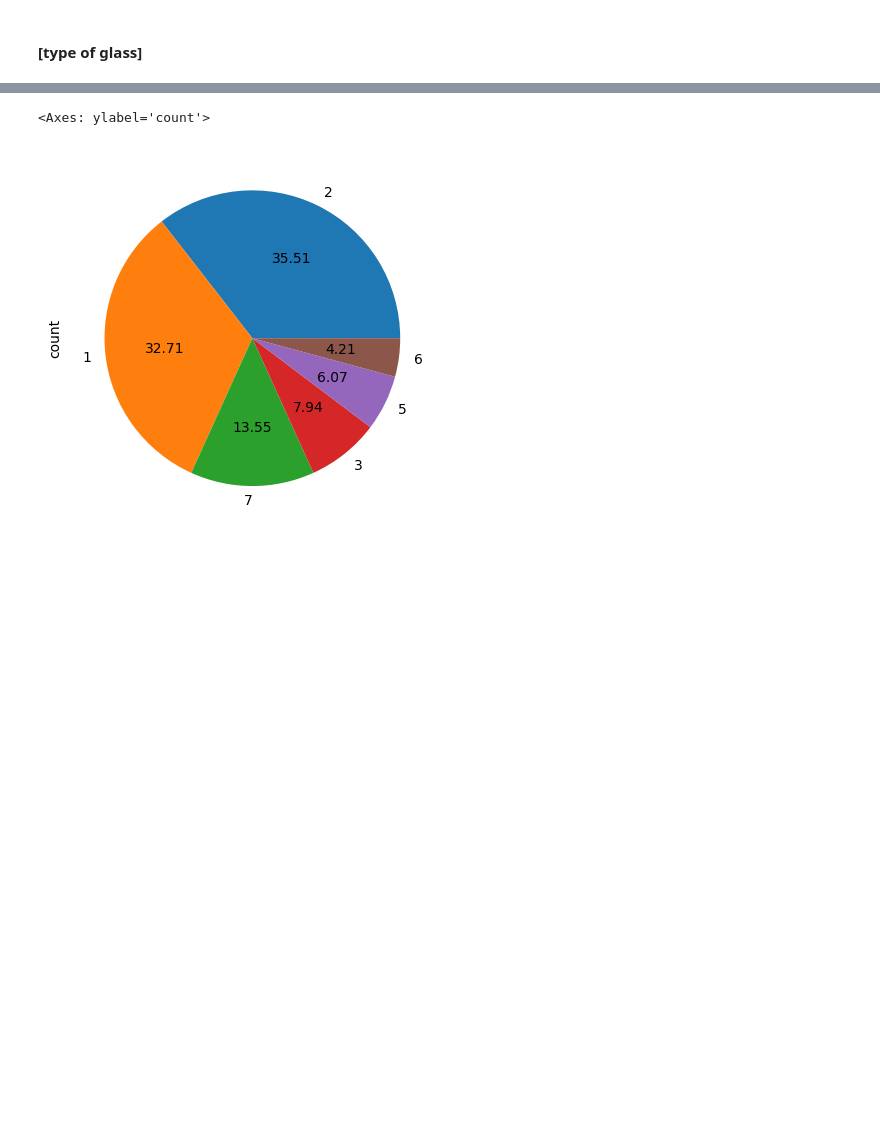
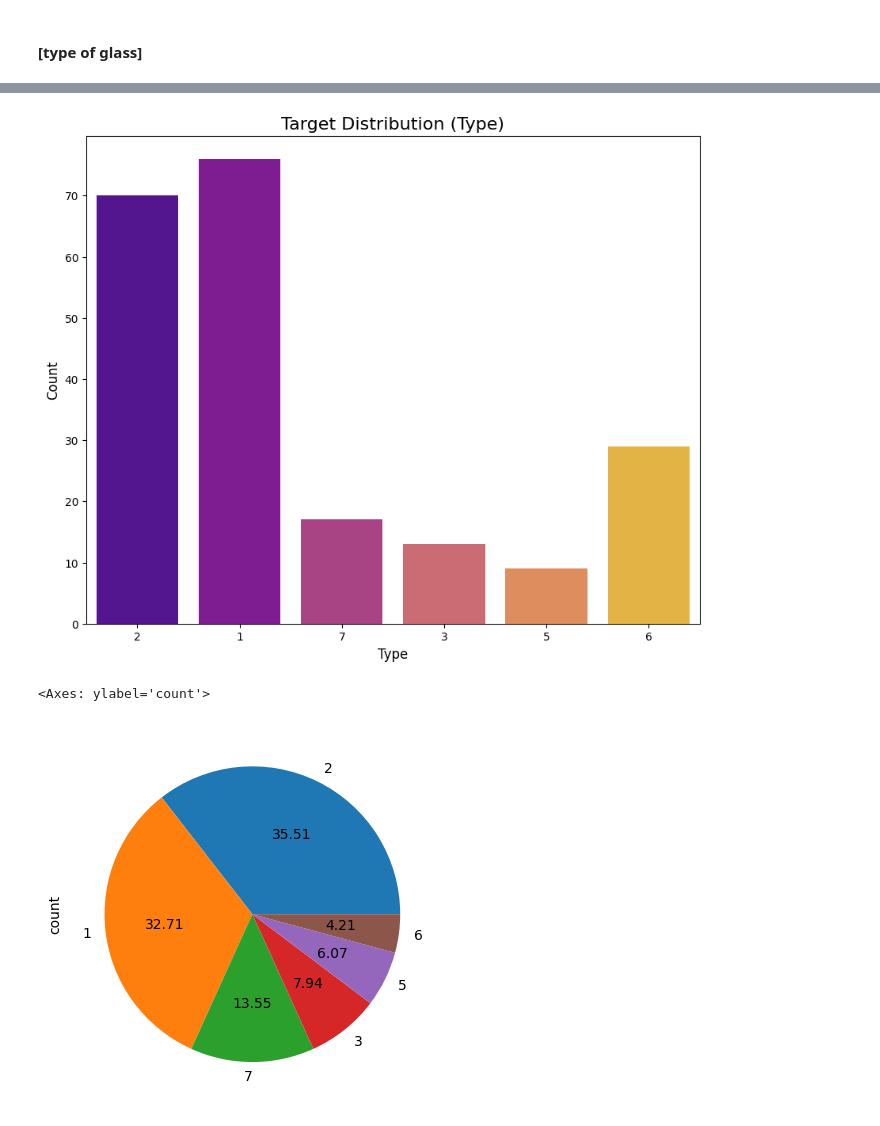
Before and after one commit to MatthewHealy02/AI-Programming-Assessments, a Jupyter notebook: Prog AI CA2 sba24213.ipynb, the cells around one changed output, grey strips where cells are left out. Drawn from its saved outputs; the diff is of its cells as text; code cells hidden in the pictures; blank space fills up the shorter version.

```diff
--- a/Prog AI CA2 sba24213.ipynb
+++ b/Prog AI CA2 sba24213.ipynb
@@ -305 +460,12 @@ HISTOGRAM(dataset = df_glass['type'],
+# %%
+# considering the overall amount of different unique value names is quite low
+# in this column, a bar chart would more appropriately represent this column in a more
+# interpretable fashion;
+
+BAR_CHART(dataset = df_glass,
+          target = df_glass['type'],
+          title = 'Target Distribution (Type)',
+          x = 'Type')
+# %% [output]
+[figure, added]
 # %%
```
Also changed, not shown: parts of 21 cells of this notebook.
